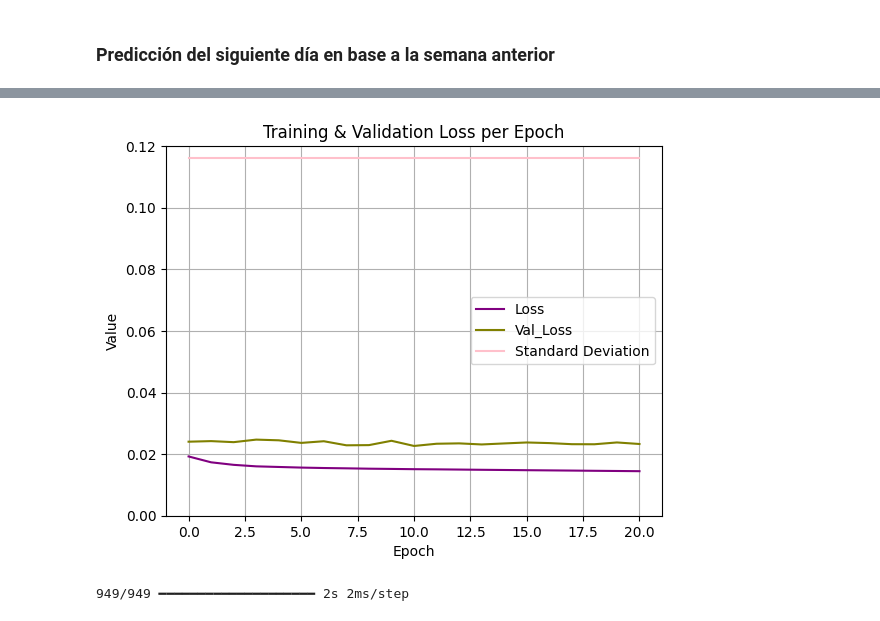
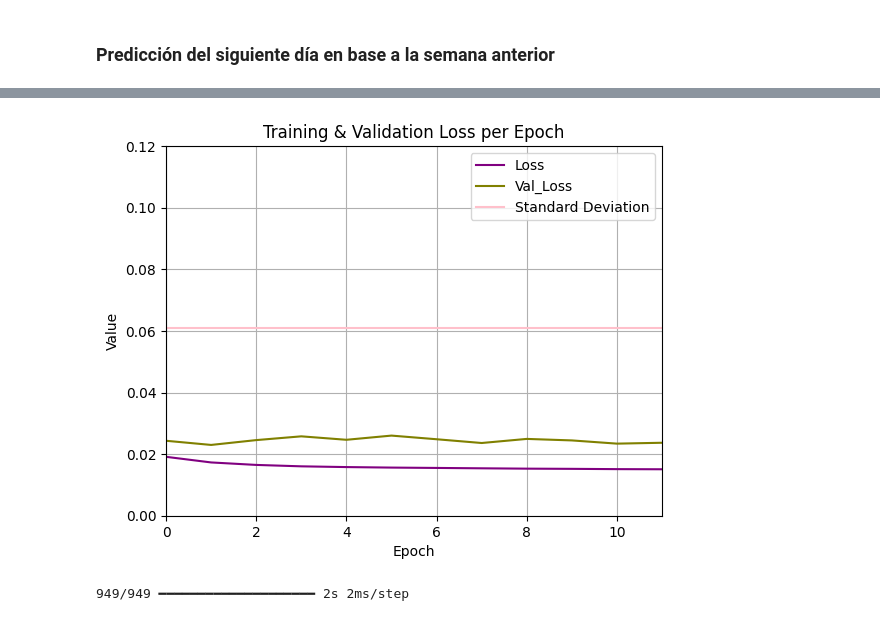
Before and after one commit to Benjaxmen/pm-prediction, a Jupyter notebook: tabular_data_models.ipynb, the cells around one changed output, grey strips where cells are left out. Cells and saved outputs as stored; diff of their text form; code cells hidden in the pictures.

```diff
--- a/tabular_data_models.ipynb
+++ b/tabular_data_models.ipynb
@@ -142,25 +142,27 @@ Epoch 21/50
 # %%
 import matplotlib.pyplot as plt
-s=[0.116]*21
+s=[0.061]*12
 colors = ['b', 'g', 'r', 'c', 'm', 'y','k','orange', 'purple', 'brown', 'pink', 'lime', 'teal', 'gray', 'olive', 'navy']
 
     # Grafica los valores de loss
 plt.plot(history.history['loss'],  color='purple',label='Loss')
 plt.plot(history.history['val_loss'],color='olive',label='Val_Loss')
 plt.plot(s,label='Standard Deviation',color='pink')
 # Agrega etiquetas al gráfico
 plt.xlabel('Epoch')
 plt.ylabel('Value')
 plt.ylim(0,0.12)
 plt.title('Training & Validation Loss per Epoch')
+plt.xlim(0,11)
+
 plt.legend()
 
 plt.grid(True)
 plt.savefig('val_loss_whole.png',format='png')
 # Muestra el gráfico
 plt.show()
 # %% [output]
-[figure, old version]
+[figure, new version]
 # %%
 predictions=model.predict(X_test)
 # %% [output]
```
Also changed, not shown: parts of 5 cells of this notebook, 2 other files.
